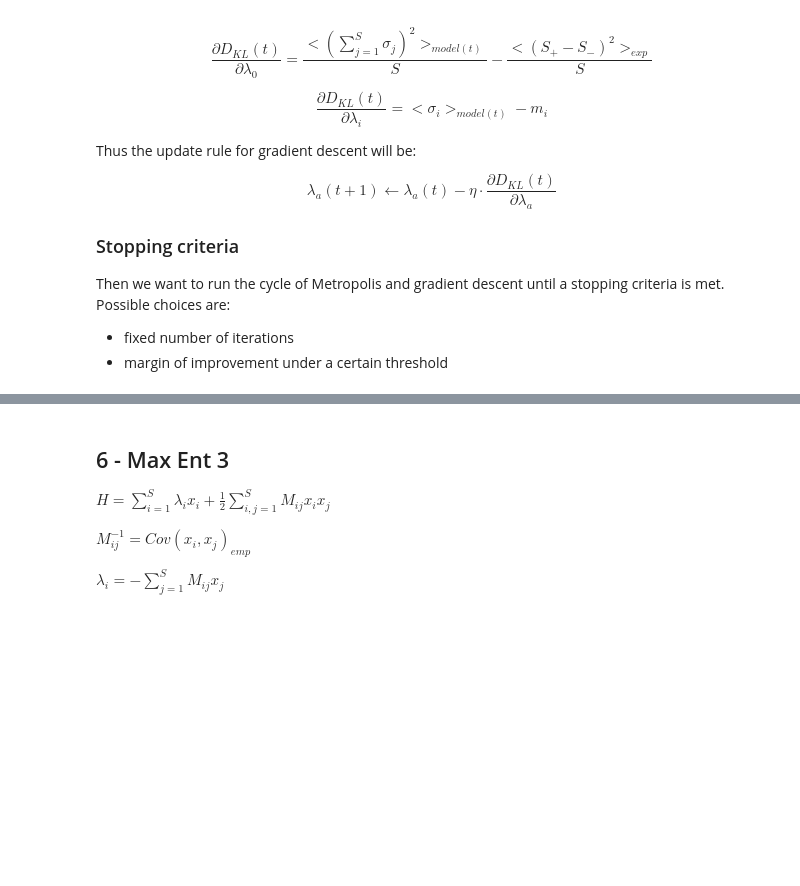
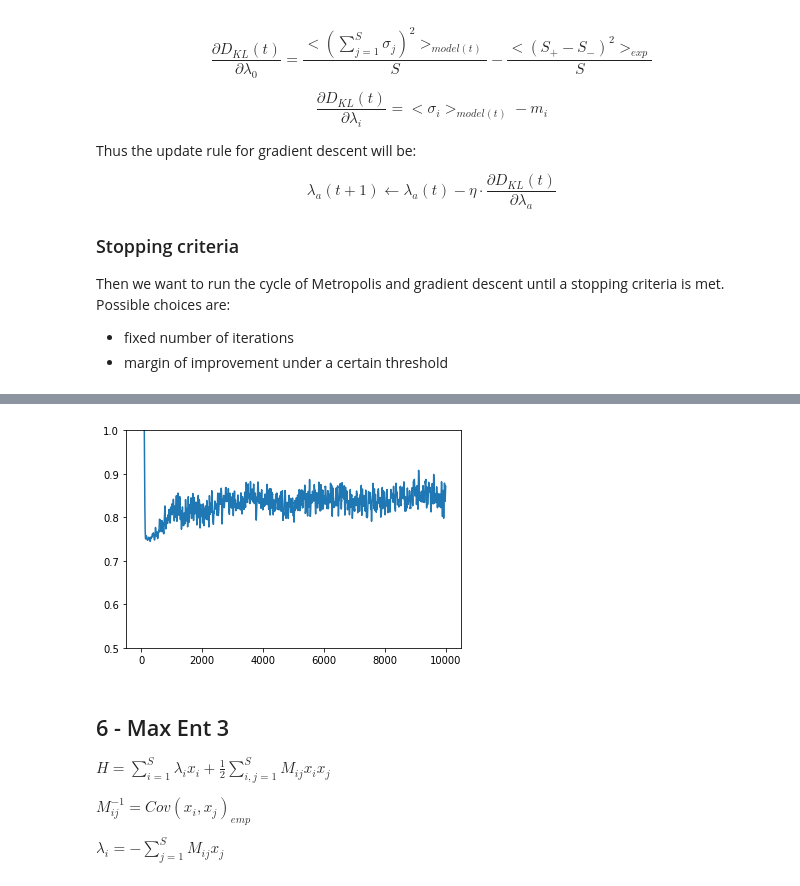
Before and after one commit to francescovidaich964/Forests, a Jupyter notebook: Nico_Forest.ipynb, the cells around one changed output, grey strips where cells are left out. Cells and saved outputs as stored; diff of their text form; code cells hidden in the pictures; blank space fills up the shorter version.

```diff
--- a/Nico_Forest.ipynb
+++ b/Nico_Forest.ipynb
@@ -351,3 +367,12 @@ plt.show()
+# %%
+plt.plot(Ks)
+#plt.axhline(K,label = 'K = %.2f'%K)
+#plt.axhline(-K, color = 'red', label = '-K = %.2f'%-K)
+#plt.legend()
+plt.ylim(0.5,1)
+plt.show()
+# %% [output]
+[figure, added]
 # %% [markdown]
 ## 6 - Max Ent 3
 
```
Also changed, not shown: parts of 8 cells of this notebook.
